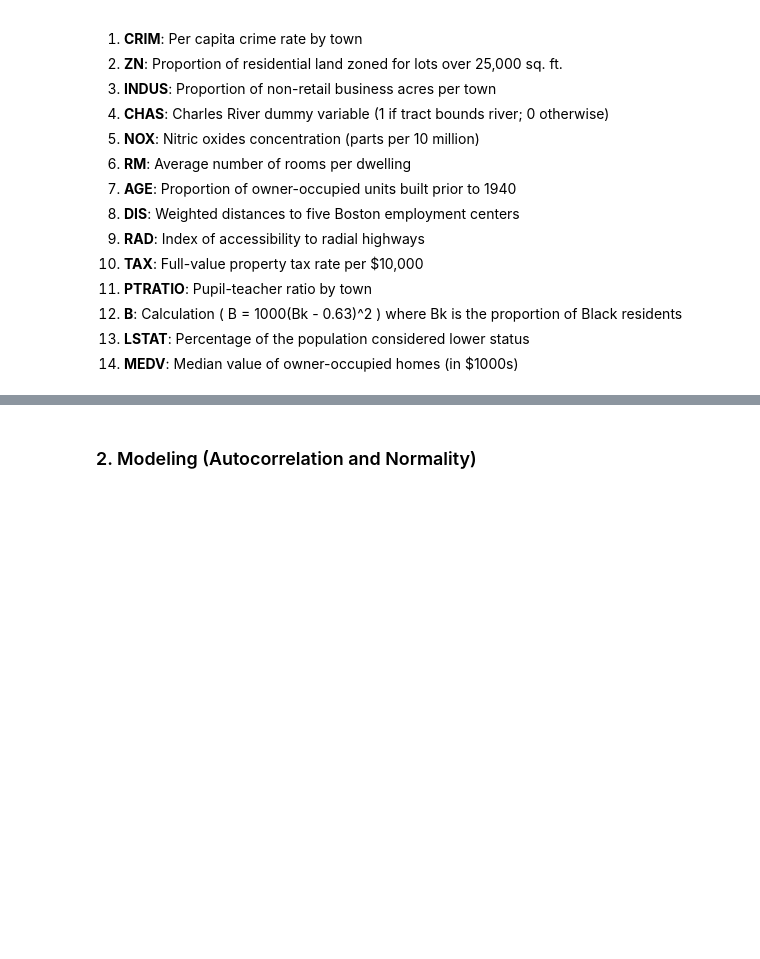
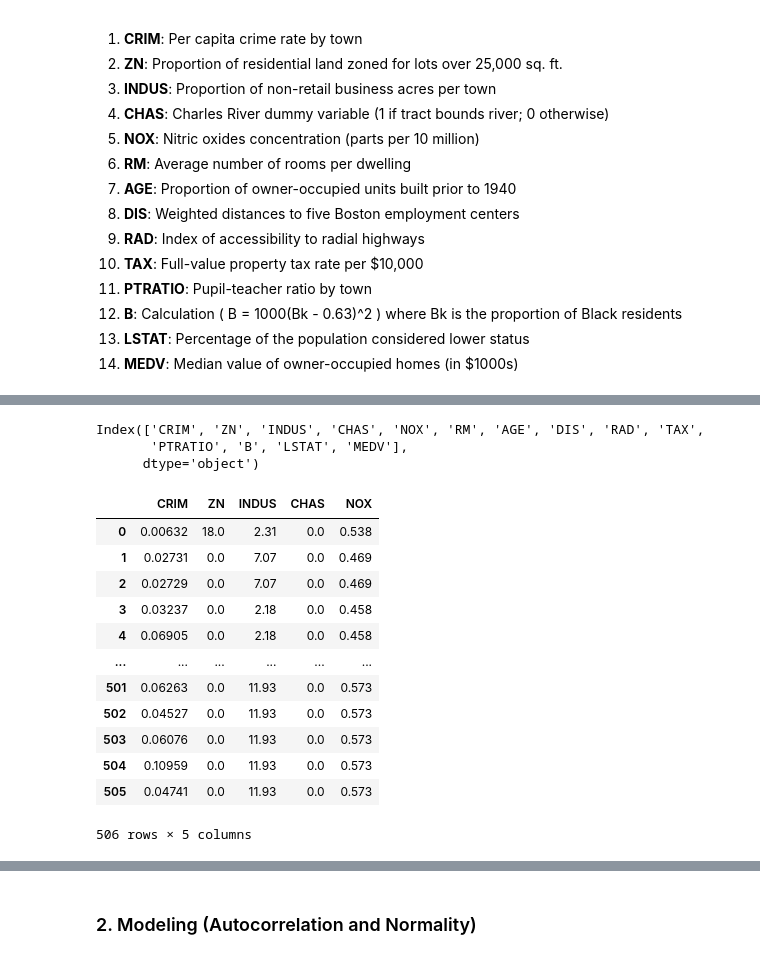
Before and after one commit to ZiangChen9/SDSC5001, a Jupyter notebook: Tutorial_4_Linear_Regression.ipynb, the cells around one changed output, grey strips where cells are left out. Saved outputs shown, nothing was run; the diff lists cells and outputs as text; code cells hidden in the pictures; blank space fills up the shorter version.

```diff
--- a/Tutorial_4_Linear_Regression.ipynb
+++ b/Tutorial_4_Linear_Regression.ipynb
@@ -48,3 +99,23 @@ Boston.isna().any()
+# %%
+print(Boston.columns)
+# %% [output]
+Index(['CRIM', 'ZN', 'INDUS', 'CHAS', 'NOX', 'RM', 'AGE', 'DIS', 'RAD', 'TAX',
+       'PTRATIO', 'B', 'LSTAT', 'MEDV'],
+      dtype='object')
 # %%
-Boston[['crim', 'zn','indus', 'chas', 'nox']]
+Boston[['CRIM', 'ZN', 'INDUS', 'CHAS', 'NOX']]
+# %% [output]
+|  | CRIM | ZN | INDUS | CHAS | NOX |
+| 0 | 0.00632 | 18.0 | 2.31 | 0.0 | 0.538 |
+| 1 | 0.02731 | 0.0 | 7.07 | 0.0 | 0.469 |
+| 2 | 0.02729 | 0.0 | 7.07 | 0.0 | 0.469 |
+| 3 | 0.03237 | 0.0 | 2.18 | 0.0 | 0.458 |
+| 4 | 0.06905 | 0.0 | 2.18 | 0.0 | 0.458 |
+| ... | ... | ... | ... | ... | ... |
+| 501 | 0.06263 | 0.0 | 11.93 | 0.0 | 0.573 |
+| 502 | 0.04527 | 0.0 | 11.93 | 0.0 | 0.573 |
+| 503 | 0.06076 | 0.0 | 11.93 | 0.0 | 0.573 |
+| 504 | 0.10959 | 0.0 | 11.93 | 0.0 | 0.573 |
+| 505 | 0.04741 | 0.0 | 11.93 | 0.0 | 0.573 |
+506 rows × 5 columns
 # %%
```
Also changed, not shown: parts of 5 cells of this notebook.
